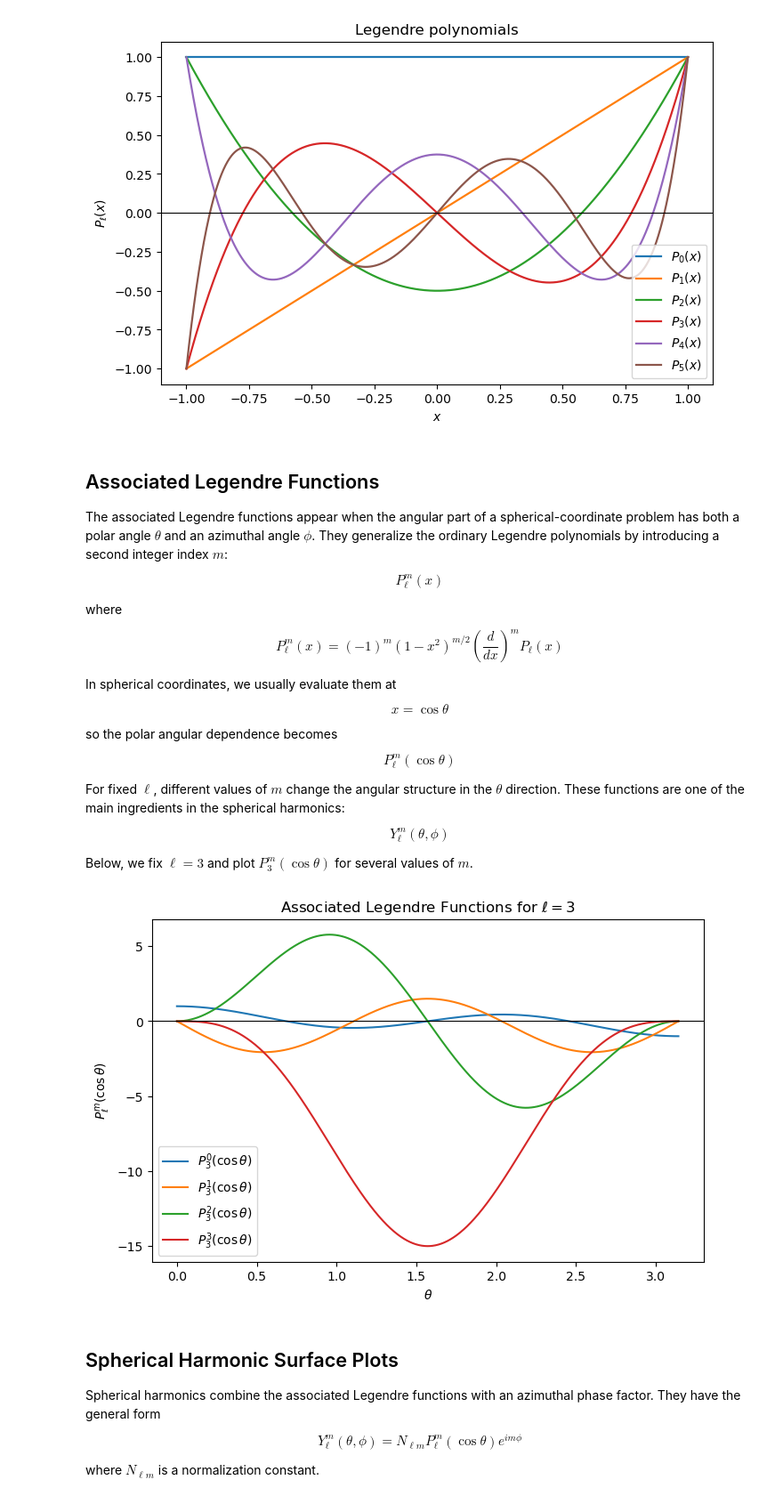
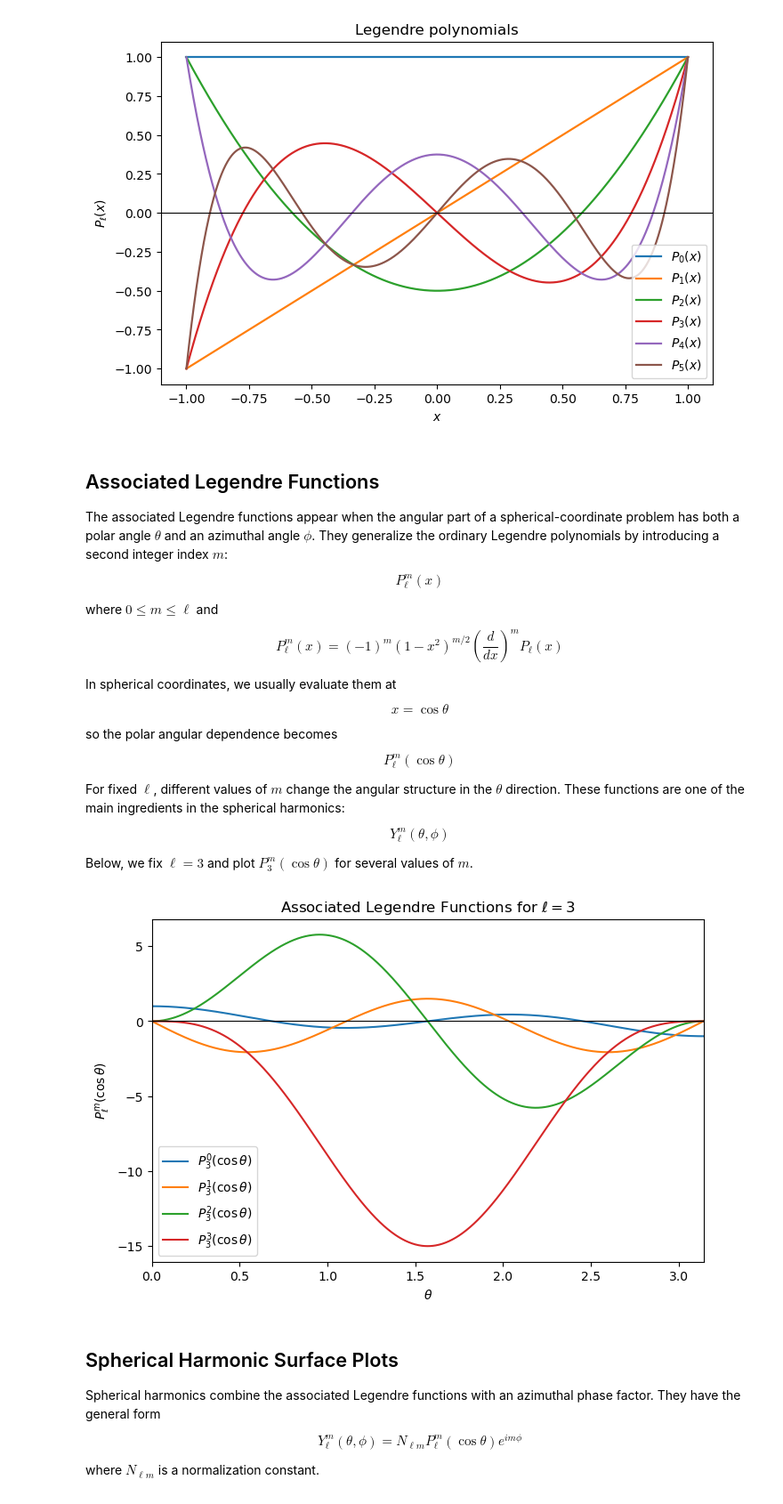
Before and after one commit to KentonBW/physics-lab, a Jupyter notebook: spherical_harmonics.ipynb, the cells around one changed output. Shown at 89% size. Cells and saved outputs as stored; diff of their text form; code cells hidden in the pictures.

```diff
--- a/spherical_harmonics.ipynb
+++ b/spherical_harmonics.ipynb
@@ -84,7 +84,7 @@ $$
 P_\ell^m(x)
 $$
 
-where
+where $0 \le m \le \ell$ and
 
 $$ P_{\ell}^{m}(x) = (-1)^m(1-x^2)^{m/2} \left( \frac{d}{dx} \right)^m P_{\ell}(x) $$
 
@@ -116,37 +116,39 @@ theta = np.linspace(0, np.pi, 1000)
 # Fixed ell value
 ell = 3
 
 # Allowed m values for this ell
 ms = [0, 1, 2, 3]
 
-plt.figure(figsize=(8, 5))
+plt.figure(figsize = (8, 5))
 
 for m in ms:
 
     # Associated Legendre function P_ell^m(cos(theta))
     #
     # These functions describe the theta-dependent part
     # of the spherical harmonics
     P_lm = ss.lpmv(m, ell, np.cos(theta))
 
     plt.plot(
         theta,
         P_lm,
-        linewidth=1.5,
-        label=rf"$P_{{{ell}}}^{{{m}}}(\cos\theta)$"
+        linewidth = 1.5,
+        label = rf"$P_{{{ell}}}^{{{m}}}(\cos\theta)$"
     )
+
+plt.xlim(0, np.pi)
 
 plt.axhline(0, color="black", linewidth=0.8)
 
 plt.xlabel(r"$\theta$")
 plt.ylabel(r"$P_\ell^m(\cos\theta)$")
 plt.title(rf"Associated Legendre Functions for $\ell={ell}$")
 
 plt.legend()
 
 plt.show()
 # %% [output]
-[figure, old version]
+[figure, new version]
 # %% [markdown]
 ## Spherical Harmonic Surface Plots
 
```
Also changed, not shown: parts of 1 cell of this notebook, 3 other files.
